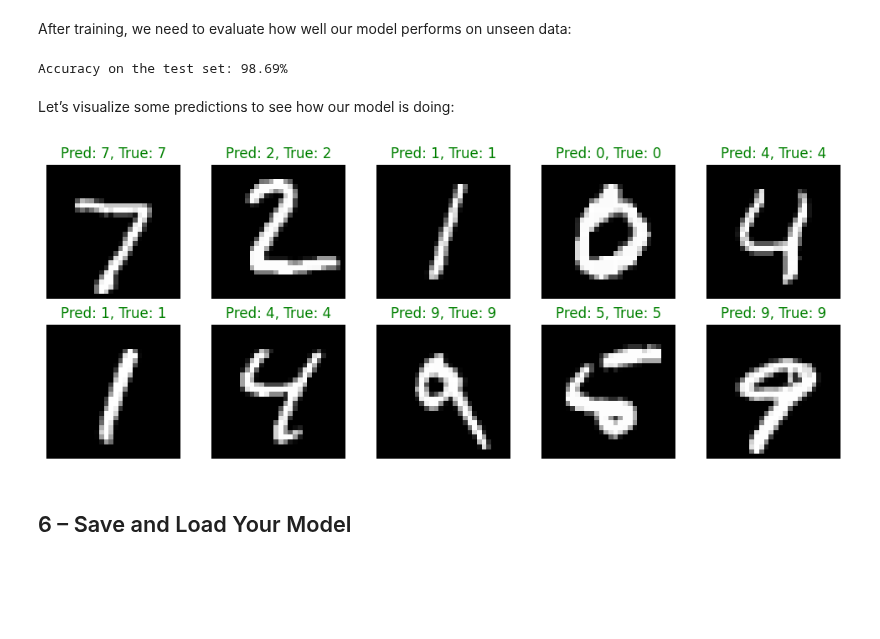
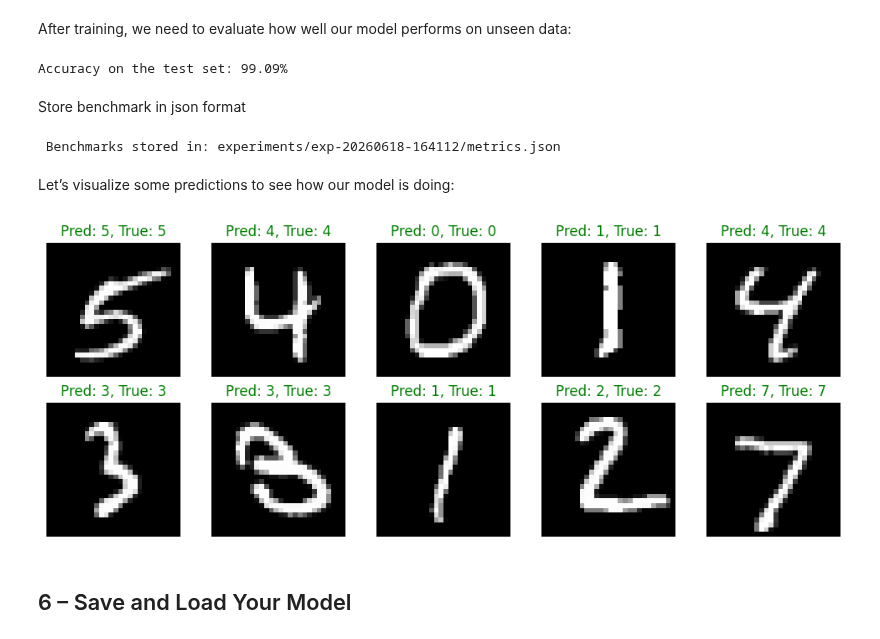
Before and after one commit to xji650/tfg-systemd-kubernetes, a Jupyter notebook: Setmana5_PyTorch/train-model.ipynb, the cells around one changed output. Saved outputs shown, nothing was run; the diff lists cells and outputs as text; code cells hidden in the pictures; blank space fills up the shorter version.

Commit message:
PyTorch model training results

```diff
--- a/Setmana5_PyTorch/train-model.ipynb
+++ b/Setmana5_PyTorch/train-model.ipynb
@@ -154,0 +160,8 @@ CNN(
+# %%
+# Create a directory for the experiment with a timestamp
+timestamp = datetime.now().strftime("%Y%m%d_%H%M%S")
+exp_dir = f"experiments/exp_{timestamp}"
+os.makedirs(exp_dir, exist_ok=True)
+print(f" New experiment created in: {exp_dir}")
+
+best_model_path = os.path.join(exp_dir, 'best_model.pth')
@@ -206,8 +221,8 @@ for epoch in range(num_epochs):
 
     if avg_val_loss < best_val_loss:
         best_val_loss = avg_val_loss
-        torch.save(model.state_dict(), 'best_model.pth')
-        print("-> New best model saved!")
+        torch.save(model.state_dict(), best_model_path)
+        print(f"-> New best model saved in {best_model_path}!")
 
 print('Training finished!')
 # %% [output]
@@ -242,6 +260,8 @@ plt.show()
 # %% [markdown]
 After training, we need to evaluate how well our model performs on unseen data:
 # %%
+model.load_state_dict(torch.load(best_model_path, map_location=device))
+
 # Evaluate the model
 model.eval()
 correct = 0
@@ -258,36 +278,62 @@ with torch.no_grad():
 accuracy = 100 * correct / total
 print(f'Accuracy on the test set: {accuracy:.2f}%')
 # %% [output]
-Accuracy on the test set: 98.69%
+Accuracy on the test set: 99.09%
+# %% [markdown]
+Store benchmark in json format
+# %%
+metrics = {
+    "timestamp": timestamp,
+    "epochs_trained": num_epochs,
+    "final_train_loss": train_losses[-1],
+    "best_val_loss": best_val_loss,
+    "test_accuracy": accuracy,
+    "model_file": "best_model.pth"
+}
+
+metrics_path = os.path.join(exp_dir, 'metrics.json')
+with open(metrics_path, 'w') as f:
+    json.dump(metrics, f, indent=4)
+
+print(f" Benchmarks stored in: {metrics_path}")
+# %% [output]
+ Benchmarks stored in: experiments/exp-20260618-164112/metrics.json
 # %% [markdown]
 Let’s visualize some predictions to see how our model is doing:
 # %%
 # Function to show predictions
 def show_predictions(images, labels, preds):
     fig, axes = plt.subplots(2, 5, figsize=(10, 4))
     axes = axes.flatten()
 
     for i in range(10):
         axes[i].imshow(images[i].cpu().reshape(28, 28), cmap='gray')
         color = 'green' if preds[i] == labels[i] else 'red'
         axes[i].set_title(f"Pred: {preds[i]}, True: {labels[i]}", color=color)
         axes[i].axis('off')
 
     plt.tight_layout()
     plt.show()
 
 # Get predictions for some test images
 dataiter = iter(test_loader)
 images, labels = next(dataiter)
 images, labels = images.to(device), labels.to(device)
 
 outputs = model(images)
 _, preds = torch.max(outputs, 1)
 
+# Select 10 random indices from the batch
+random_indices = random.sample(range(images.size(0)), 10)
+
+random_images = images[random_indices]
+random_labels = labels[random_indices]
+random_preds = preds[random_indices]
+
 # Show predictions
-show_predictions(images[:10], labels[:10], preds[:10])
+show_predictions(random_images, random_labels, random_preds)
 # %% [output]
-[figure, old version]
+[figure, new version]
 # %% [markdown]
 ## 6 – Save and Load Your Model
 # %% [markdown]
```
Also changed, not shown: parts of 6 cells of this notebook, 15 other files.
